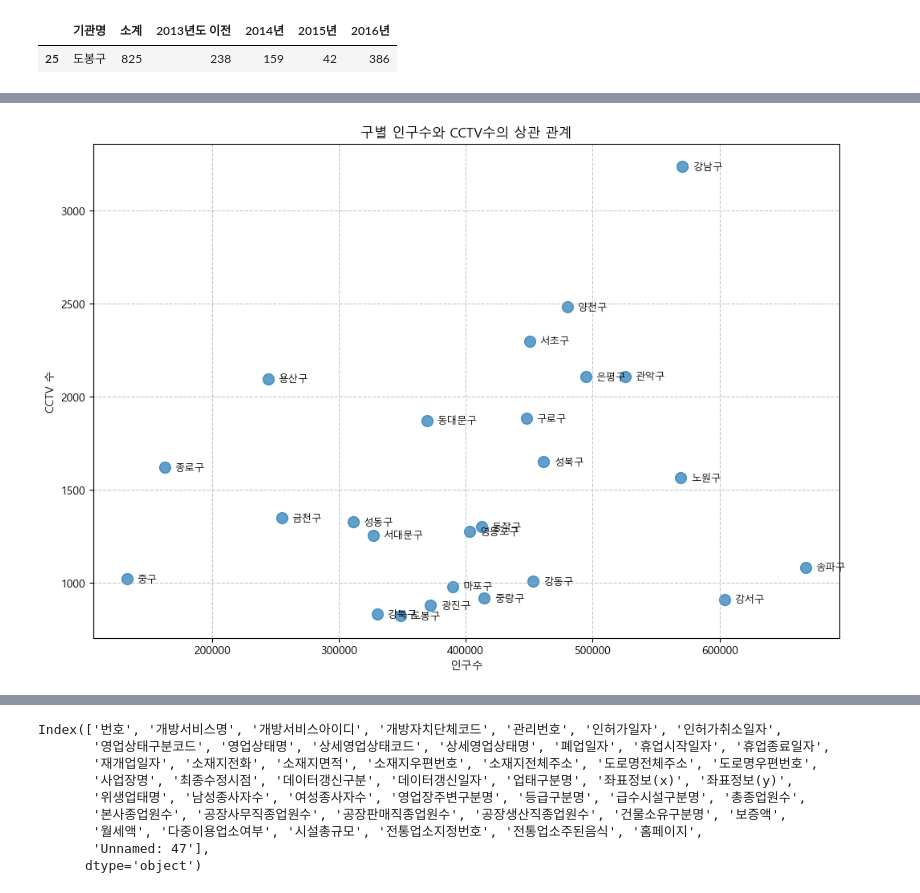
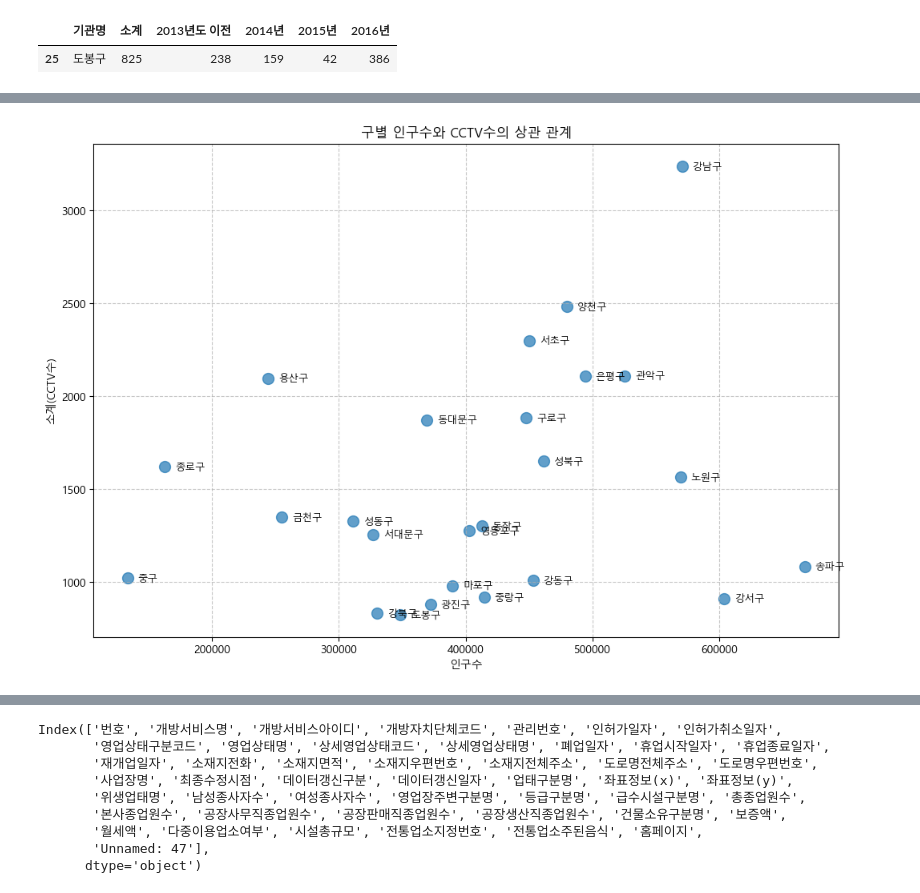
Before and after one commit to jeonggga/SESAC3_Study, a Jupyter notebook: 251130_data_analysis_and_graphs.ipynb, the cells around one changed output, grey strips where cells are left out. Drawn from its saved outputs; the diff is of its cells as text; code cells hidden in the pictures.

```diff
--- a/251130_data_analysis_and_graphs.ipynb
+++ b/251130_data_analysis_and_graphs.ipynb
@@ -40,8 +40,11 @@ cctv_result_data
 | 23 | 중구 | 1023 | 147.699758 | 133240.0 | 124312.0 | 8928.0 | 20764.0 | 6.700690 | 15.583909 | 0.767787 |
 | 24 | 중랑구 | 916 | 79.960707 | 414503.0 | 409882.0 | 4621.0 | 56774.0 | 1.114829 | 13.696885 | 0.220988 |
 # %%
-# --- cctv 수 컬럼 추가 ---
+# --- cctv 수 계산 방법 ---
+# cctv_result_data['CCTV수'] = (cctv_result_data['CCTV비율'] / 100) * cctv_result_data['인구수']
 
-cctv_result_data['CCTV수'] = (cctv_result_data['CCTV비율'] / 100) * cctv_result_data['인구수']
+
+# --- 인구대비 CCTV 비율(1000명당) 컬럼 추가 ---
+cctv_result_data['인구대비 CCTV비율'] = cctv_result_data['CCTV비율'] * 10
 cctv_result_data
 # %% [output]
@@ -470,7 +473,7 @@ plt.show()
 # --- 구별 인구수와 CCTV수 비교 그래프 ---
 
 # 필요한 3개 컬럼만 선택하여 새로운 DataFrame 생성
-population_cctv_count_data = cctv_result_data[['구별', '인구수', 'CCTV수']]
+population_cctv_count_data = cctv_result_data[['구별', '소계', '인구수']]
 
 # 그래프의 크기를 가로 10, 세로 8로 설정
 plt.figure(figsize=(12, 8))
@@ -478,44 +481,44 @@ plt.figure(figsize=(12, 8))
 # 산점도(scatter plot) 생성
 plt.scatter(
     population_cctv_count_data['인구수'],   # X축: 인구수
-    population_cctv_count_data['CCTV수'],   # Y축: CCTV 수
+    population_cctv_count_data['소계'],   # Y축: 소계
     s=100,                                  # 점의 크기
     alpha=0.7                                # 점의 투명도
 )
 
 
 # 각 점에 구 이름(label) 표시하기
 # iloc[i] 사용 → 인덱스 번호가 0이나 1이나 100(등등..)부터 시작해도 문제 없음
 for i in range(len(population_cctv_count_data)):
     plt.text(
         # 텍스트가 표시될 X좌표 (인구수) + 6000: 점에서 약간 오른쪽으로 이동하여 겹침 방지
         population_cctv_count_data.iloc[i]['인구수'] + 8000,
-        # 텍스트가 표시될 Y좌표 (CCTV 수) -30: 점보다 약간 아래로 이동
-        population_cctv_count_data.iloc[i]['CCTV수'] - 30,
+        # 텍스트가 표시될 Y좌표 (소계) -30: 점보다 약간 아래로 이동
+        population_cctv_count_data.iloc[i]['소계'] - 30,
         # 표시할 텍스트: 각 구의 이름
         population_cctv_count_data.iloc[i]['구별'],
         fontsize=9,          # 글자 크기 설정
         ha='left',           # 수평 정렬: 왼쪽 기준
         va='bottom'          # 수직 정렬: 아래쪽 기준
     )
 
 
 
 plt.xlabel('인구수')    # X축 레이블
-plt.ylabel('CCTV 수')   # Y축 레이블
+plt.ylabel('소계(CCTV수)')   # Y축 레이블
 plt.title('구별 인구수와 CCTV수의 상관 관계')   # 그래프 제목
 plt.grid(True, linestyle='--', alpha=0.7)  # 격자 표시 (점선, 투명도 0.7)
 
 plt.show()
 
 
 # ------------------------------------------------------------
 #     아래 그래프를 확인해보면
 #     인구수가 많은 강서구와 송파구는 강남구에 비해
-#     CCTV 수가 매우 적다는 것을 알 수 있었음
+#     CCTV수가 매우 적다는 것을 알 수 있었음
 # ------------------------------------------------------------
 # %% [output]
-[figure, old version]
+[figure, new version]
 # %%
 # ------------------------------------------------------------
 #     그럼 타 구역과 비교했을 때,
```
Also changed, not shown: parts of 40 cells of this notebook.
